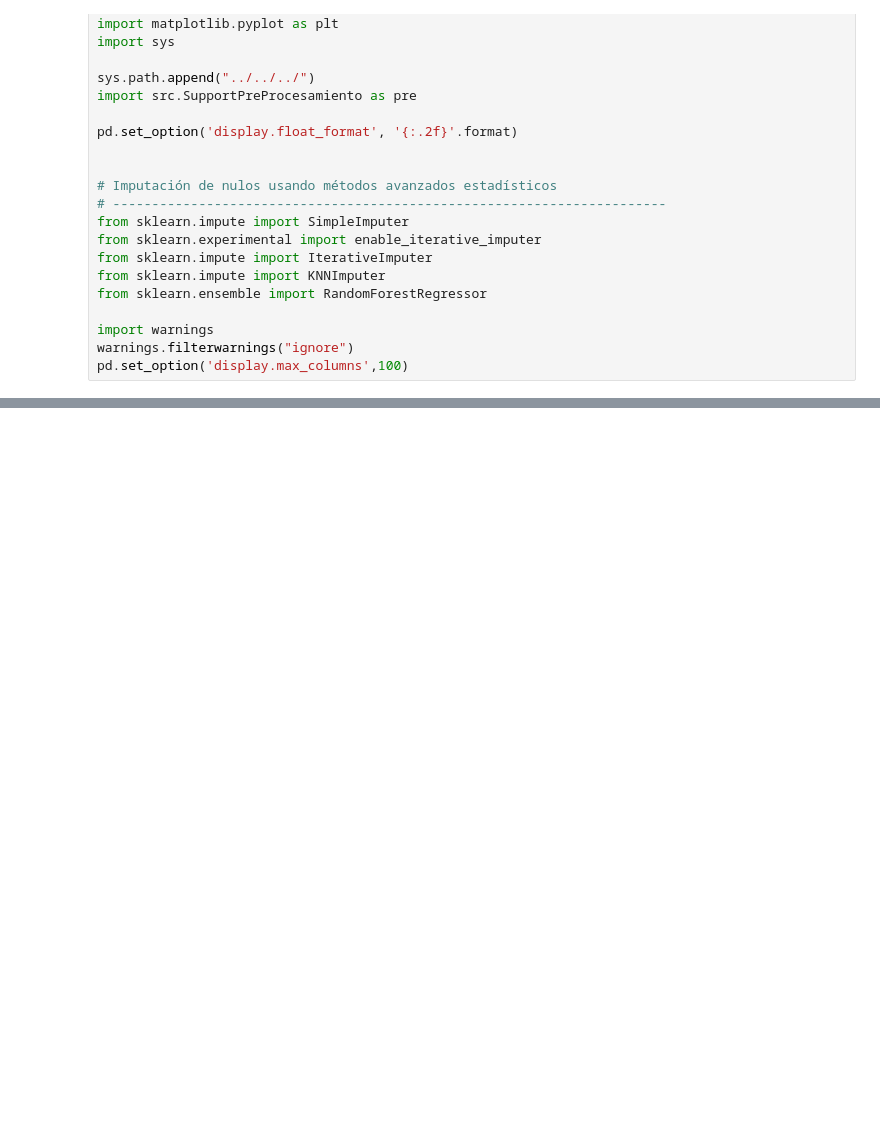
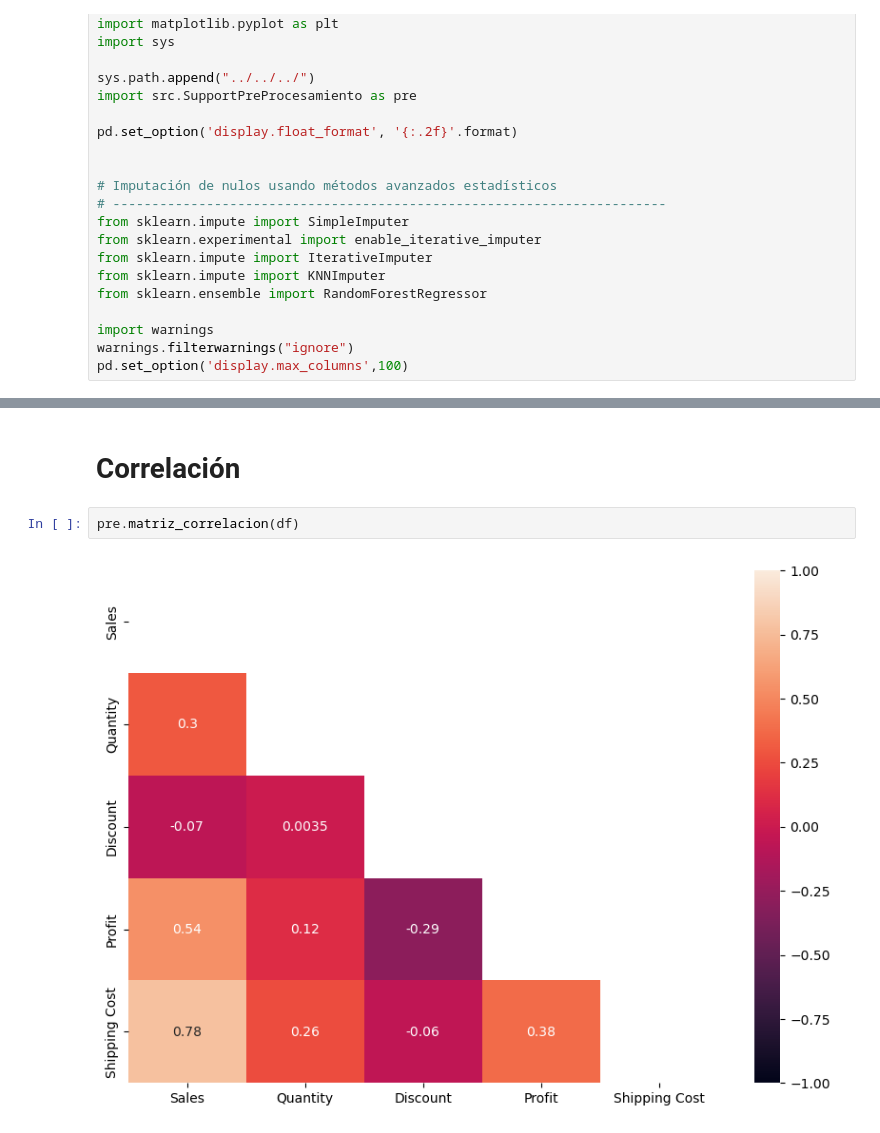
Before and after one commit to apelsito/Proyecto9-Clustering, a Jupyter notebook: jupyter/Modelo 1/02_Regresion_Cluster_1/01_eda_y_preparacion_datos.ipynb, the cells around one changed output, grey strips where cells are left out. Cells and saved outputs as stored; diff of their text form; blank space fills up the shorter version.

```diff
--- a/jupyter/Modelo 1/02_Regresion_Cluster_1/01_eda_y_preparacion_datos.ipynb
+++ b/jupyter/Modelo 1/02_Regresion_Cluster_1/01_eda_y_preparacion_datos.ipynb
@@ -35,0 +138,6 @@ df = pd.read_pickle("../../../datos/02_regresiones/")
+# %% [markdown]
+# Correlación
+# %%
+pre.matriz_correlacion(df)
+# %% [output]
+[figure, added]
```
Also changed, not shown: parts of 22 cells of this notebook, 11 other files.
